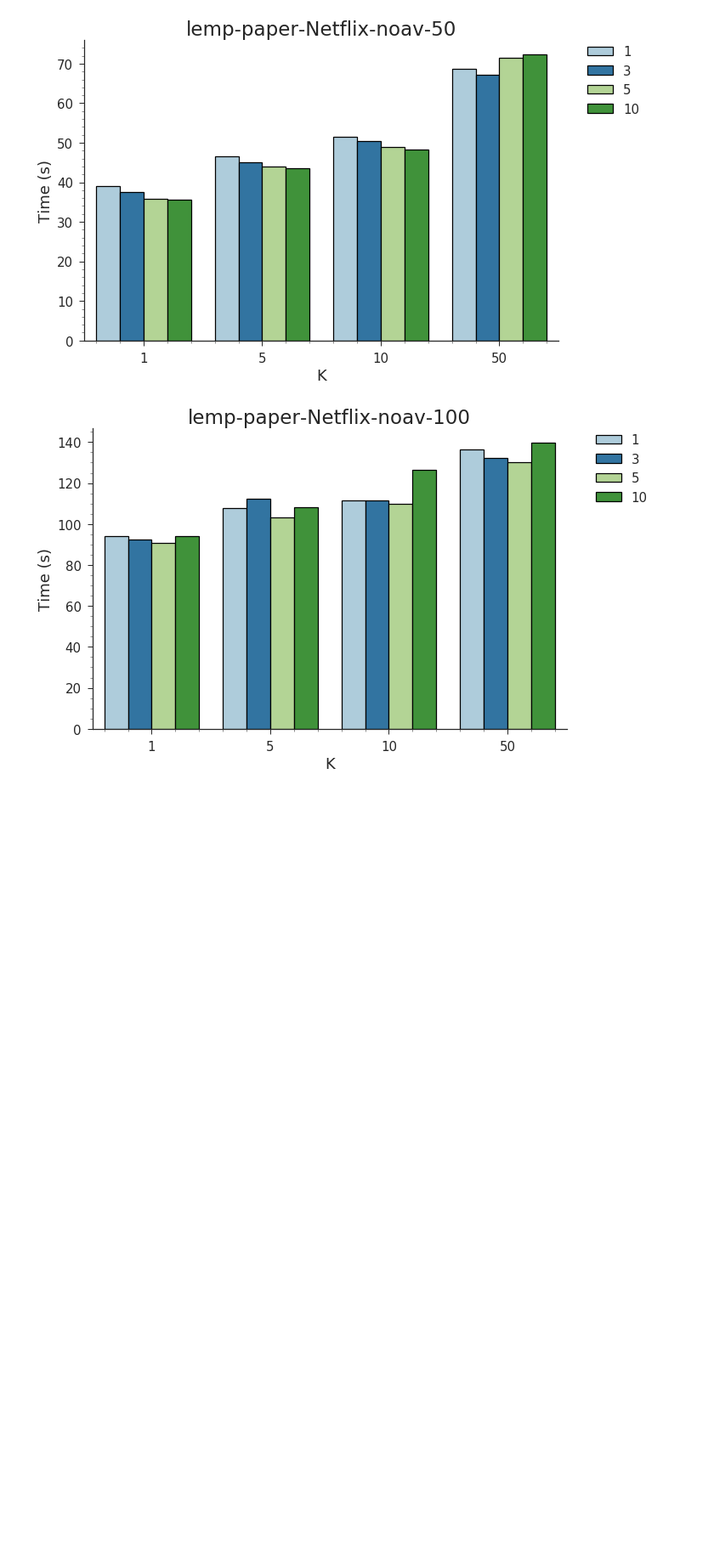
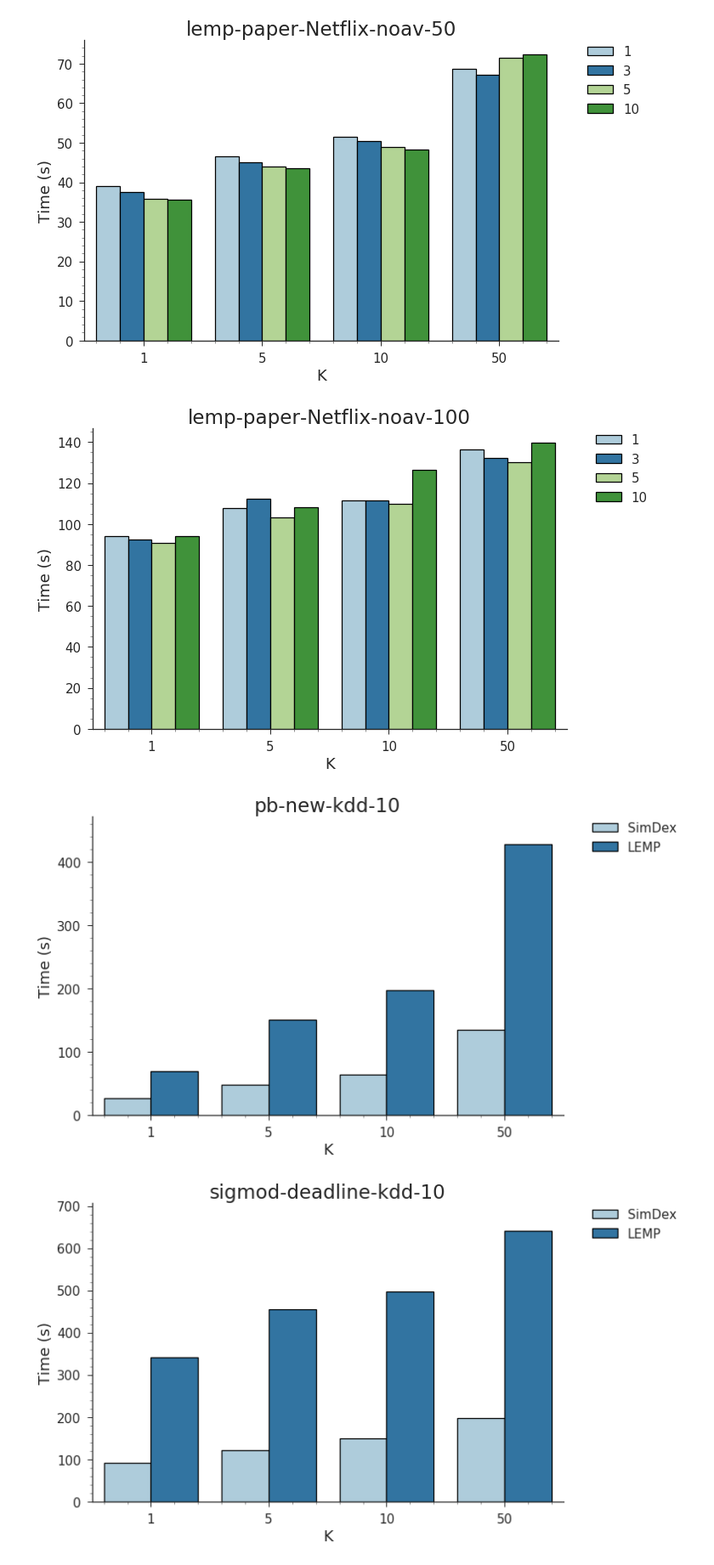
Before and after one commit to stanford-futuredata/optimus-maximus, a Jupyter notebook: plots/simdex-plots.ipynb, the cells around one changed output. Shown at 85% size. Drawn from its saved outputs; the diff is of its cells as text; code cells hidden in the pictures; blank space fills up the shorter version.

```diff
--- a/plots/simdex-plots.ipynb
+++ b/plots/simdex-plots.ipynb
@@ -94,3 +95,11 @@ runtime_vs_num_bins(simdex_df)
 [figure]
 [figure]
 [figure]
+# %%
+simdex_df = pd.read_csv('timing-results/kdd-simdex-timing.csv')
+lemp_df = pd.read_csv('timing-results/kdd-lemp-timing.csv')
+# %%
+f_u_plots(simdex_df, lemp_df, blocked_mm_df=None, models=KDD_MODELS)
+# %% [output]
+[figure, added]
+[figure, added]
```
Also changed, not shown: parts of 9 cells of this notebook, 8 other files.
